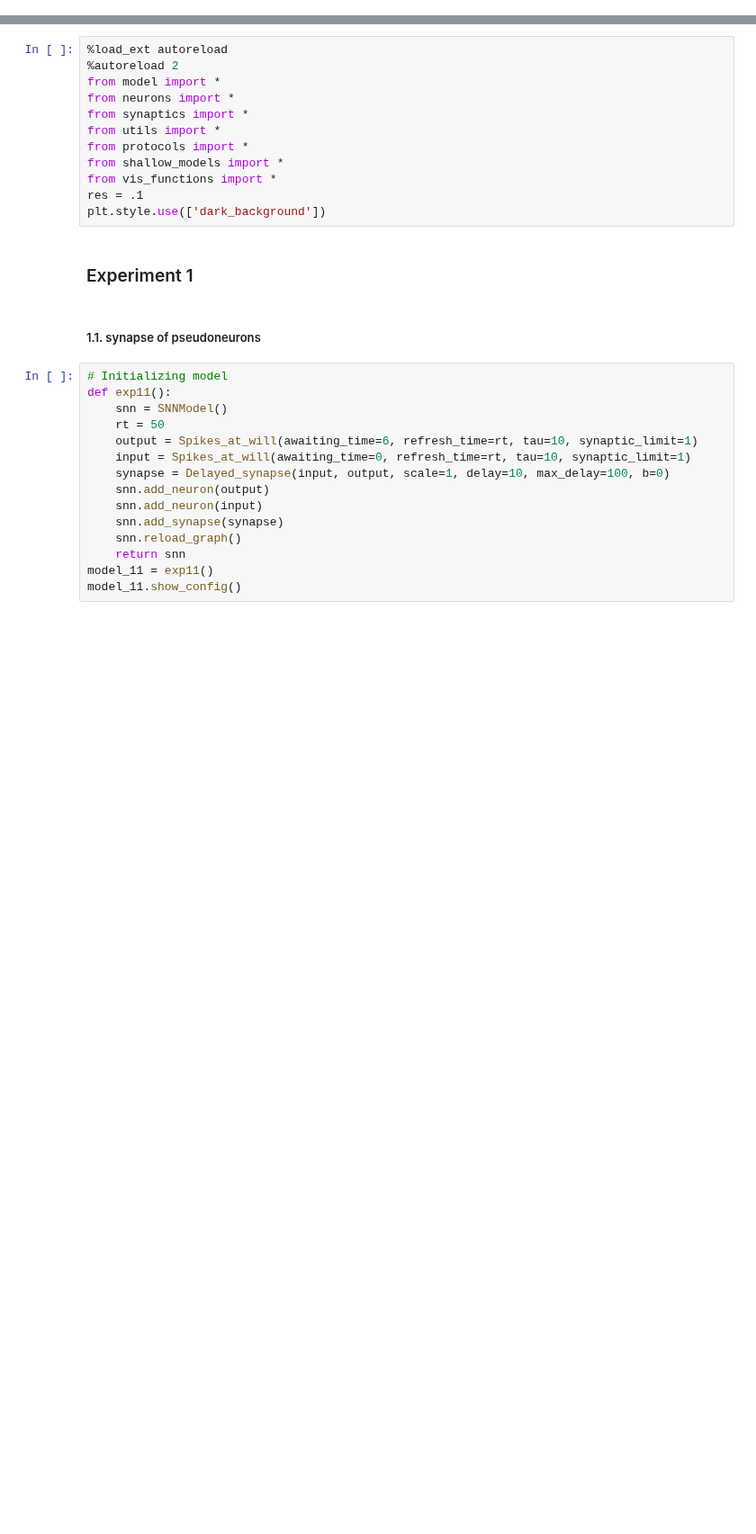
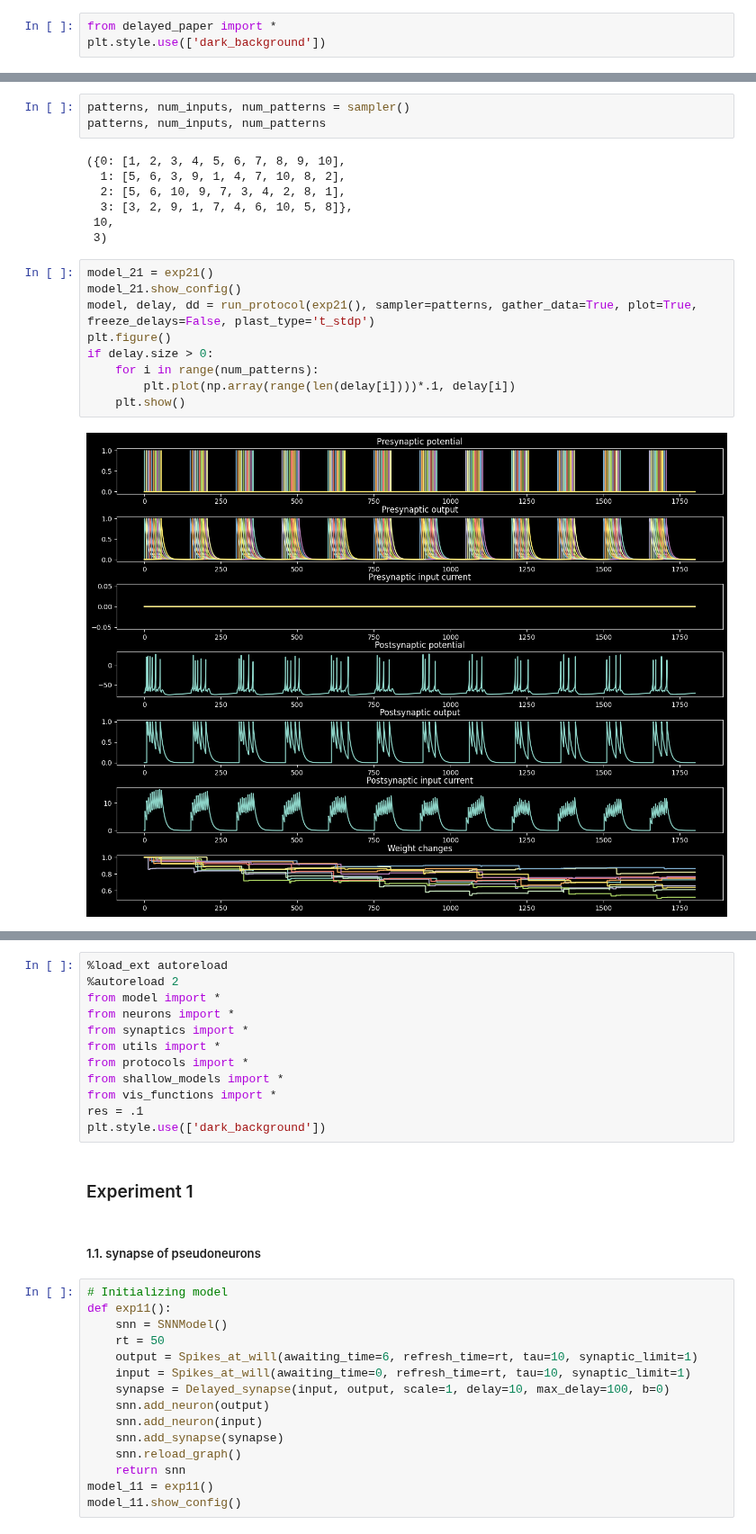
Before and after one commit to iamkg0/rustyspikes, a Jupyter notebook: Prototype/delay_exps.ipynb, the cells around one changed output, grey strips where cells are left out. Shown at 90% size. Cells and saved outputs as stored; diff of their text form; blank space fills up the shorter version.

Commit message:
Generalized and edited essentials for paper exps

```diff
--- a/Prototype/delay_exps.ipynb
+++ b/Prototype/delay_exps.ipynb
@@ -0,0 +1,3 @@
+# %%
+from delayed_paper import *
+plt.style.use(['dark_background'])
@@ -0,0 +36,21 @@
+# %%
+patterns, num_inputs, num_patterns = sampler()
+patterns, num_inputs, num_patterns
+# %% [output]
+({0: [1, 2, 3, 4, 5, 6, 7, 8, 9, 10],
+  1: [5, 6, 3, 9, 1, 4, 7, 10, 8, 2],
+  2: [5, 6, 10, 9, 7, 3, 4, 2, 8, 1],
+  3: [3, 2, 9, 1, 7, 4, 6, 10, 5, 8]},
+ 10,
+ 3)
+# %%
+model_21 = exp21()
+model_21.show_config()
+model, delay, dd = run_protocol(exp21(), sampler=patterns, gather_data=True, plot=True, freeze_delays=False, plast_type='t_stdp')
+plt.figure()
+if delay.size > 0:
+    for i in range(num_patterns):
+        plt.plot(np.array(range(len(delay[i])))*.1, delay[i])
+    plt.show()
+# %% [output]
+[figure, added]
```
Also changed, not shown: parts of 14 cells of this notebook, 2 other files.
